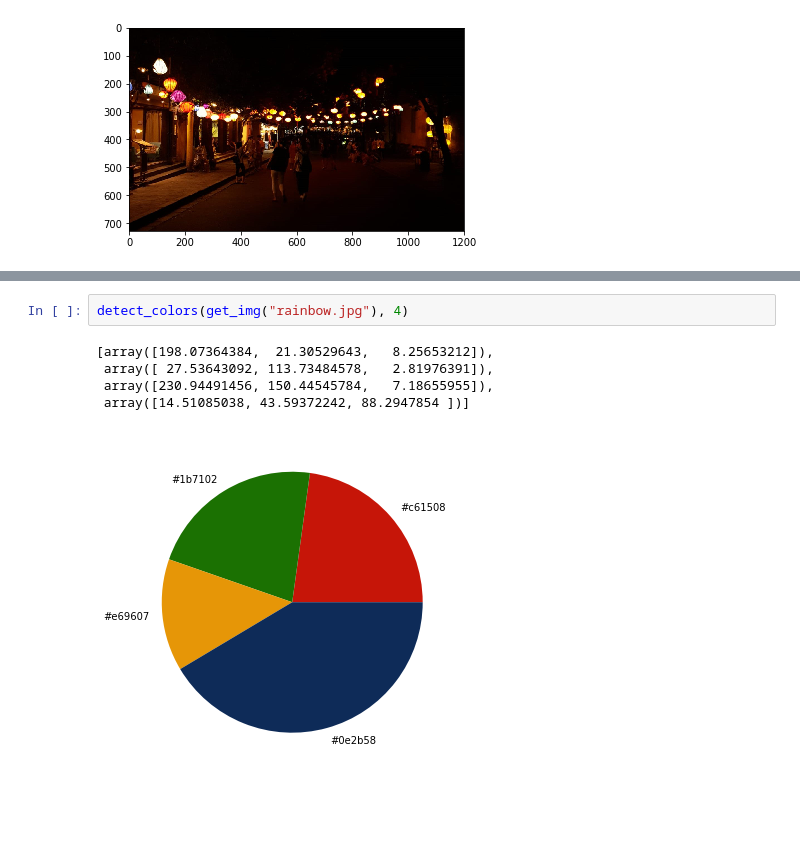
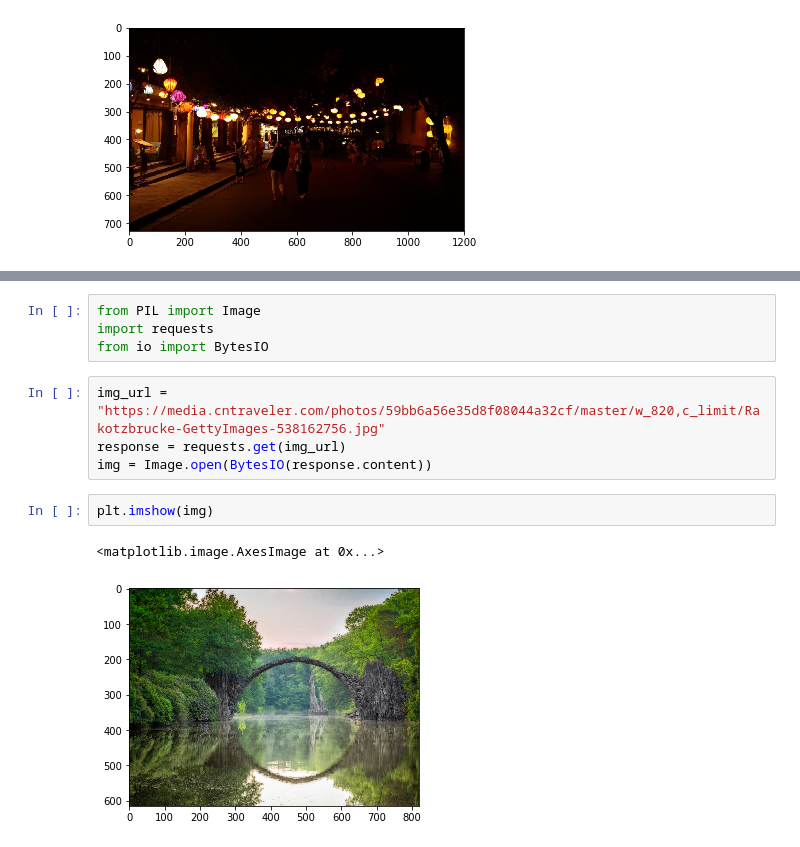
Before and after one commit to Nicolas670/green-tree, a Jupyter notebook: Color Detection.ipynb, the cells around one changed output, grey strips where cells are left out. Saved outputs shown, nothing was run; the diff lists cells and outputs as text; blank space fills up the shorter version.

```diff
--- a/Color Detection.ipynb
+++ b/Color Detection.ipynb
@@ -119,8 +125,13 @@ plt.imshow(rainbow)
-# %%
-detect_colors(get_img("rainbow.jpg"), 4)
-# %% [output]
-[array([198.07364384,  21.30529643,   8.25653212]),
- array([ 27.53643092, 113.73484578,   2.81976391]),
- array([230.94491456, 150.44545784,   7.18655955]),
- array([14.51085038, 43.59372242, 88.2947854 ])]
-[figure, removed]
+# %%
+from PIL import Image
+import requests
+from io import BytesIO
+# %%
+img_url = "https://media.cntraveler.com/photos/59bb6a56e35d8f08044a32cf/master/w_820,c_limit/Rakotzbrucke-GettyImages-538162756.jpg"
+response = requests.get(img_url)
+img = Image.open(BytesIO(response.content))
+# %%
+plt.imshow(img)
+# %% [output]
+<matplotlib.image.AxesImage at 0x...>
+[figure, added]
```
Also changed, not shown: parts of 31 cells of this notebook.
